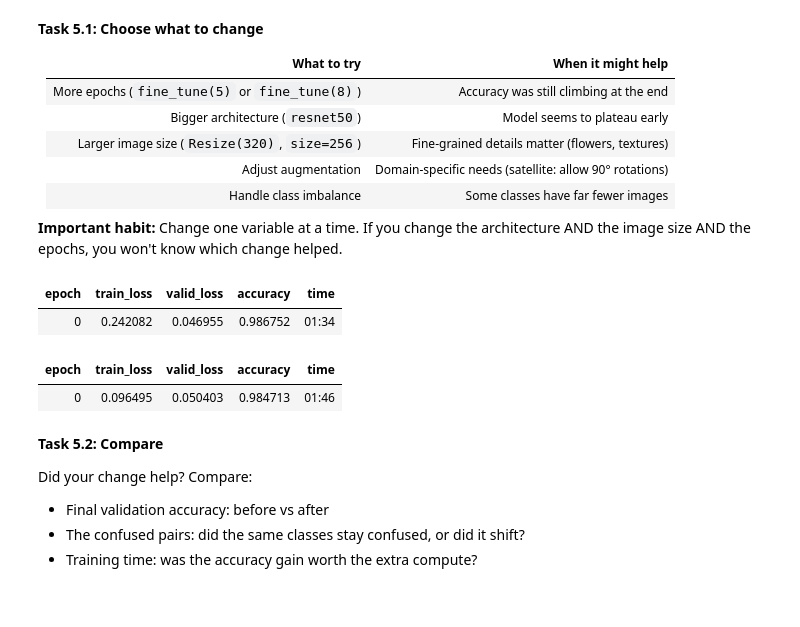
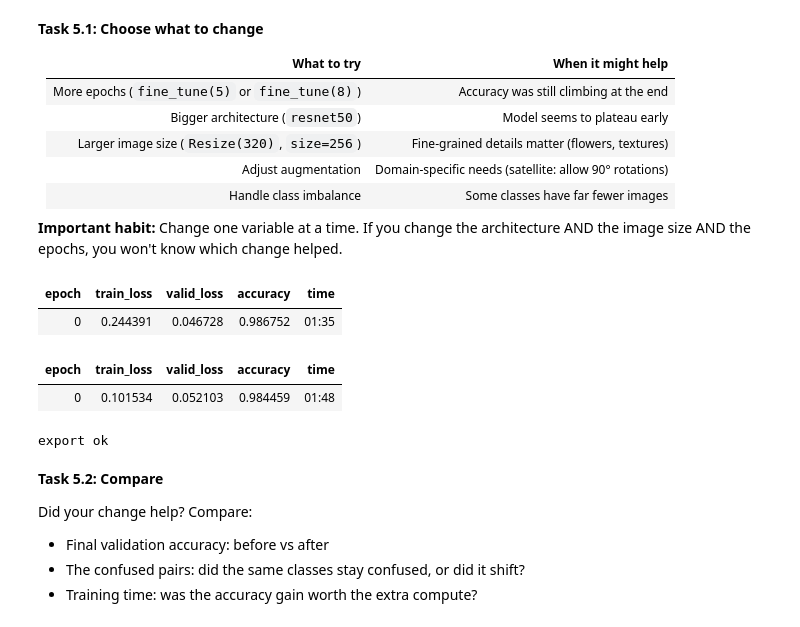
Before and after one commit to herengissa/assignment-1, a Jupyter notebook: 02_exercise_train_your_own.ipynb, the cells around one changed output. Cells and saved outputs as stored; diff of their text form; code cells hidden in the pictures.

```diff
--- a/02_exercise_train_your_own.ipynb
+++ b/02_exercise_train_your_own.ipynb
@@ -317,10 +317,10 @@ imagenette_labels = {
 dblock = DataBlock(
     blocks=(ImageBlock, CategoryBlock),
     get_items=get_image_files,
-    get_y=lambda o: imagenette_labels.get(o.parent.name, o.parent.name),
+    get_y=parent_label,  # <-- ingen lambda
     splitter=GrandparentSplitter(train_name='train', valid_name='val'),
     item_tfms=Resize(224, method='squish'),
-    batch_tfms=aug_transforms(size=224)
+    batch_tfms=aug_transforms(size=224),
 )
 
 dls = dblock.dataloaders(path, bs=64, num_workers=0)
@@ -528,17 +527,18 @@ Based on what you found in Phase 4, pick **one** thing to change and re-train. C
 | Handle class imbalance | Some classes have far fewer images |
 
 **Important habit:** Change one variable at a time. If you change the architecture AND the image size AND the epochs, you won't know which change helped.
-# %%
-# Re-train with your change
-from fastai.vision.all import *
-learn2 = vision_learner(dls, resnet34, metrics=accuracy)
-learn2.fine_tune(1)
-learn2.export("/content/imagenette_classifier.pkl")
-# %% [output]
-| epoch | train_loss | valid_loss | accuracy | time |
-| 0 | 0.242082 | 0.046955 | 0.986752 | 01:34 |
-| epoch | train_loss | valid_loss | accuracy | time |
-| 0 | 0.096495 | 0.050403 | 0.984713 | 01:46 |
+# %%
+# Re-train with your change
+learn = vision_learner(dls, resnet34, metrics=accuracy)
+learn.fine_tune(1)
+learn.export("/content/imagenette_classifier.pkl")
+print("export ok")
+# %% [output]
+| epoch | train_loss | valid_loss | accuracy | time |
+| 0 | 0.244391 | 0.046728 | 0.986752 | 01:35 |
+| epoch | train_loss | valid_loss | accuracy | time |
+| 0 | 0.101534 | 0.052103 | 0.984459 | 01:48 |
+export ok
 # %% [markdown]
 **Task 5.2: Compare**
 
```
Also changed, not shown: parts of 4 cells of this notebook.
